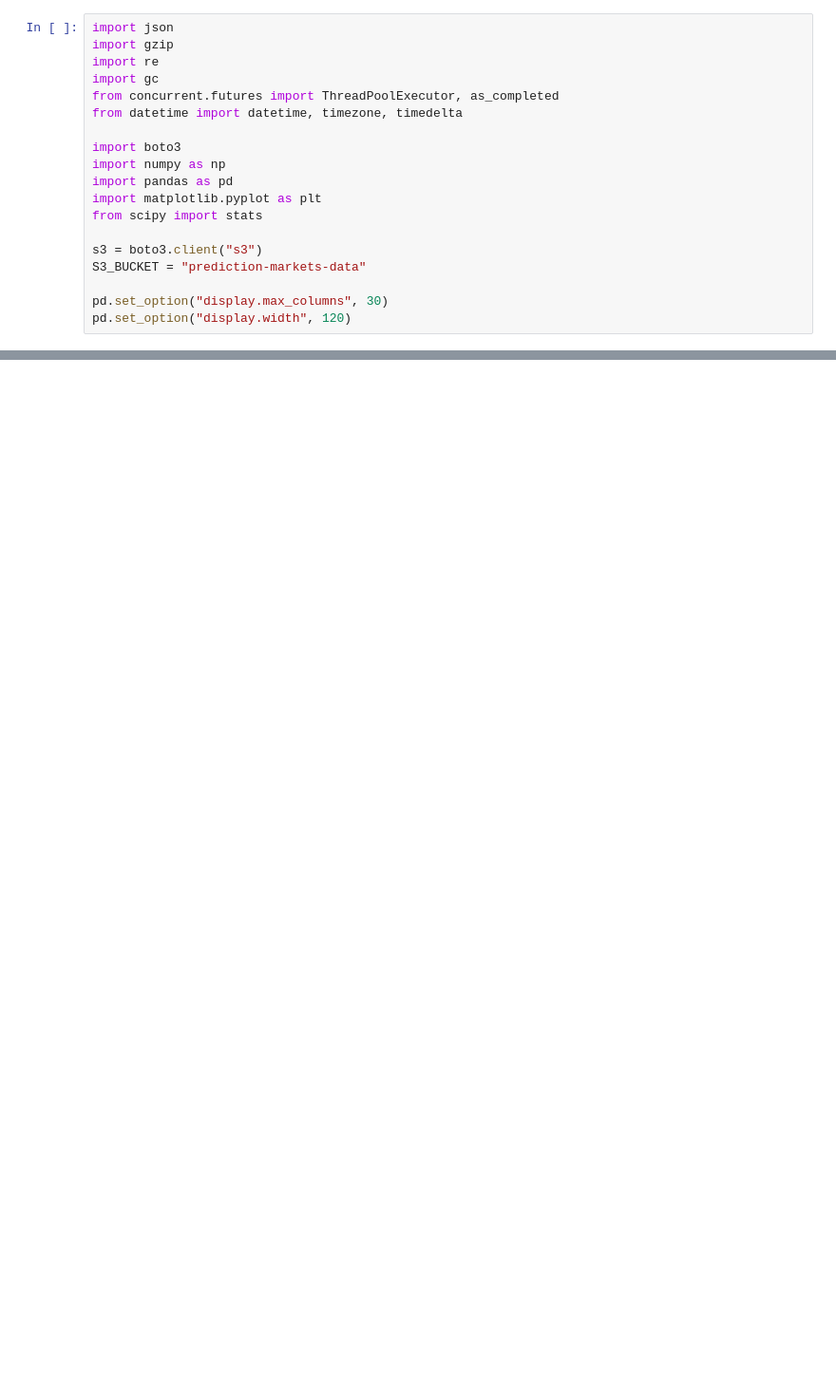
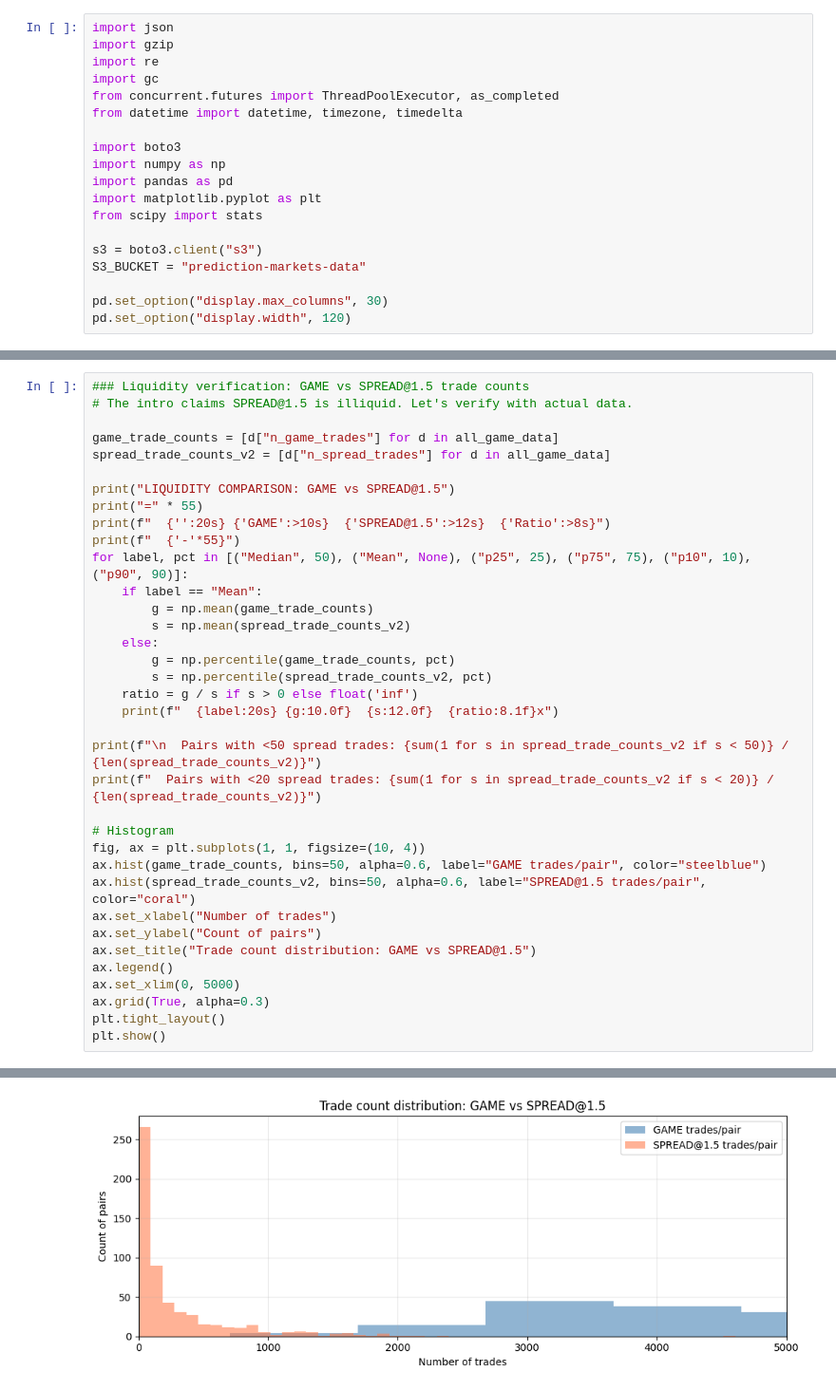
Before and after one commit to cziwang/prediction-market-exploration, a Jupyter notebook: notebooks/strategies/cross_market_arb.ipynb, the cells around one changed output, grey strips where cells are left out. Shown at 95% size. Drawn from its saved outputs; the diff is of its cells as text; blank space fills up the shorter version.

```diff
--- a/notebooks/strategies/cross_market_arb.ipynb
+++ b/notebooks/strategies/cross_market_arb.ipynb
@@ -351,0 +622,37 @@ if scale_divergences:
+# %%
+### Liquidity verification: GAME vs SPREAD@1.5 trade counts
+# The intro claims SPREAD@1.5 is illiquid. Let's verify with actual data.
+
+game_trade_counts = [d["n_game_trades"] for d in all_game_data]
+spread_trade_counts_v2 = [d["n_spread_trades"] for d in all_game_data]
+
+print("LIQUIDITY COMPARISON: GAME vs SPREAD@1.5")
+print("=" * 55)
+print(f"  {'':20s} {'GAME':>10s}  {'SPREAD@1.5':>12s}  {'Ratio':>8s}")
+print(f"  {'-'*55}")
+for label, pct in [("Median", 50), ("Mean", None), ("p25", 25), ("p75", 75), ("p10", 10), ("p90", 90)]:
+    if label == "Mean":
+        g = np.mean(game_trade_counts)
+        s = np.mean(spread_trade_counts_v2)
+    else:
+        g = np.percentile(game_trade_counts, pct)
+        s = np.percentile(spread_trade_counts_v2, pct)
+    ratio = g / s if s > 0 else float('inf')
+    print(f"  {label:20s} {g:10.0f}  {s:12.0f}  {ratio:8.1f}x")
+
+print(f"\n  Pairs with <50 spread trades: {sum(1 for s in spread_trade_counts_v2 if s < 50)} / {len(spread_trade_counts_v2)}")
+print(f"  Pairs with <20 spread trades: {sum(1 for s in spread_trade_counts_v2 if s < 20)} / {len(spread_trade_counts_v2)}")
+
+# Histogram
+fig, ax = plt.subplots(1, 1, figsize=(10, 4))
+ax.hist(game_trade_counts, bins=50, alpha=0.6, label="GAME trades/pair", color="steelblue")
+ax.hist(spread_trade_counts_v2, bins=50, alpha=0.6, label="SPREAD@1.5 trades/pair", color="coral")
+ax.set_xlabel("Number of trades")
+ax.set_ylabel("Count of pairs")
+ax.set_title("Trade count distribution: GAME vs SPREAD@1.5")
+ax.legend()
+ax.set_xlim(0, 5000)
+ax.grid(True, alpha=0.3)
+plt.tight_layout()
+plt.show()
+# %% [output]
@@ -351,0 +672 @@ if scale_divergences:
+[figure, added]
```
Also changed, not shown: parts of 23 cells of this notebook, 5 other files.
